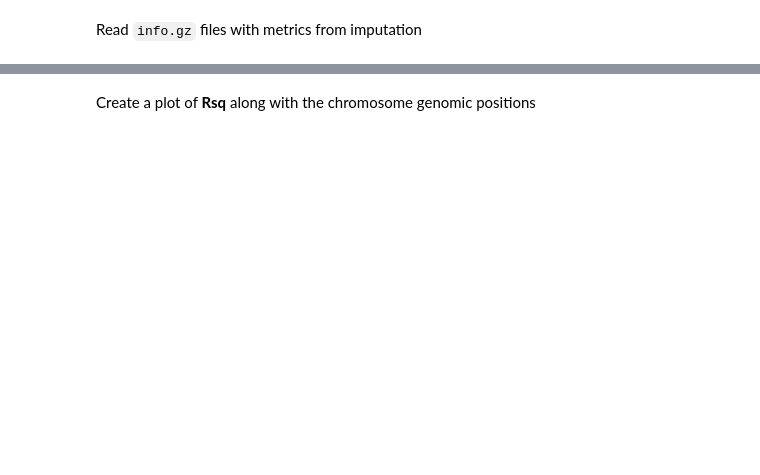
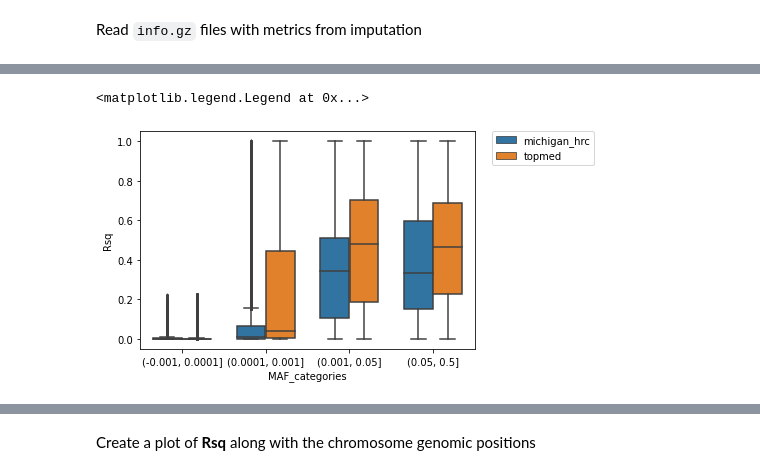
Before and after one commit to rodrigoguarischi/sea, a Jupyter notebook: imputed_data_qc.ipynb, the cells around one changed output, grey strips where cells are left out. Cells and saved outputs as stored; diff of their text form; code cells hidden in the pictures; blank space fills up the shorter version.

```diff
--- a/imputed_data_qc.ipynb
+++ b/imputed_data_qc.ipynb
@@ -43,0 +313,24 @@ chr21_genotyped[0:5]
+# %%
+maf_categories = [0, 0.0001, 0.001, 0.05, 0.5]
+
+imputation_info["MAF_categories"] = pd.cut(
+    imputation_info.MAF,
+    maf_categories,
+    include_lowest=True
+    )
+# %%
+sns.boxplot(
+    x = "MAF_categories",
+    y = "Rsq",
+    data = imputation_info,
+    hue="Reference_Panel",
+    hue_order=['michigan_hrc','topmed'],
+    width=0.7,
+    fliersize=2
+    )
+
+# Put the legend out of the figure
+plt.legend(bbox_to_anchor=(1.05, 1), loc=2, borderaxespad=0.)
+# %% [output]
+<matplotlib.legend.Legend at 0x...>
+[figure, added]
```
Also changed, not shown: parts of 34 cells of this notebook.
